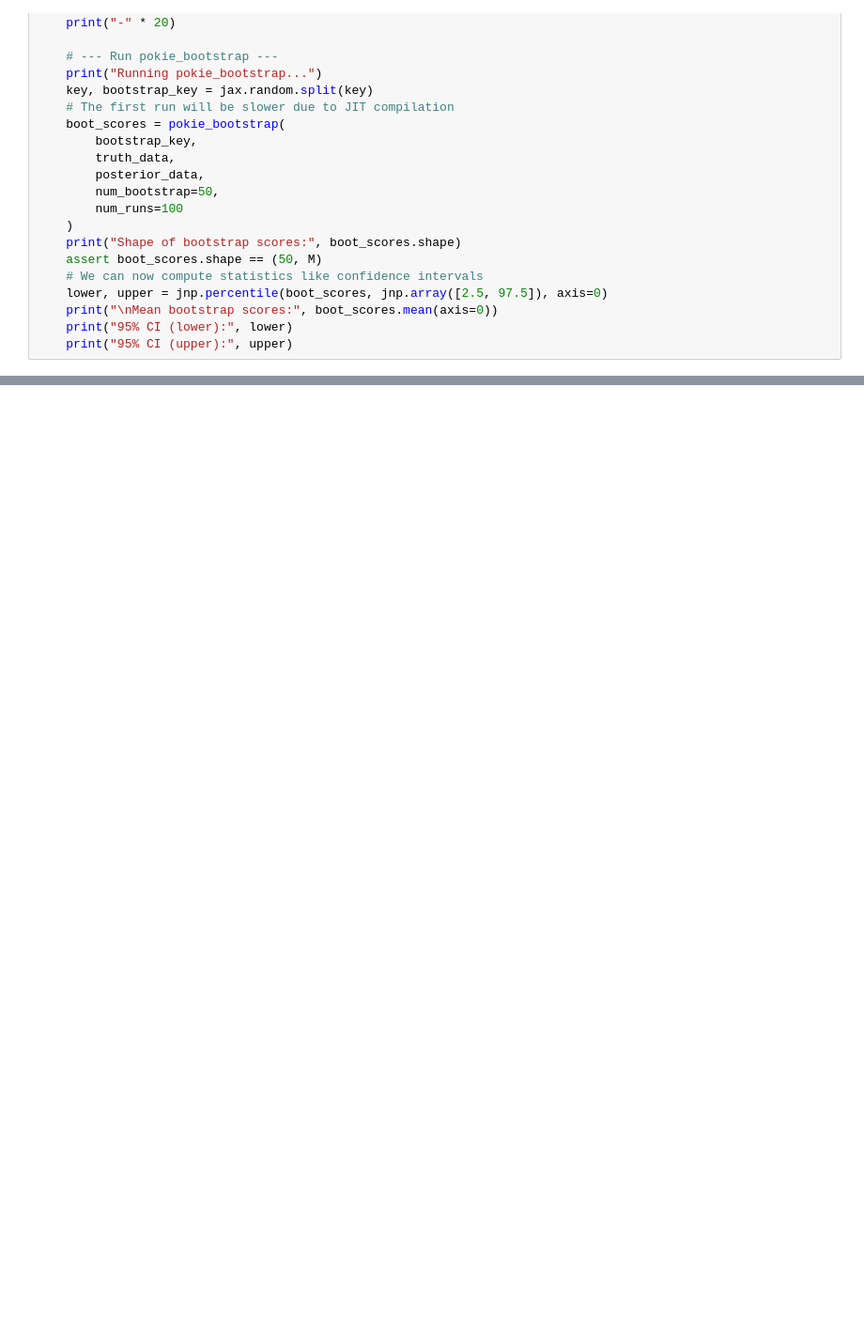
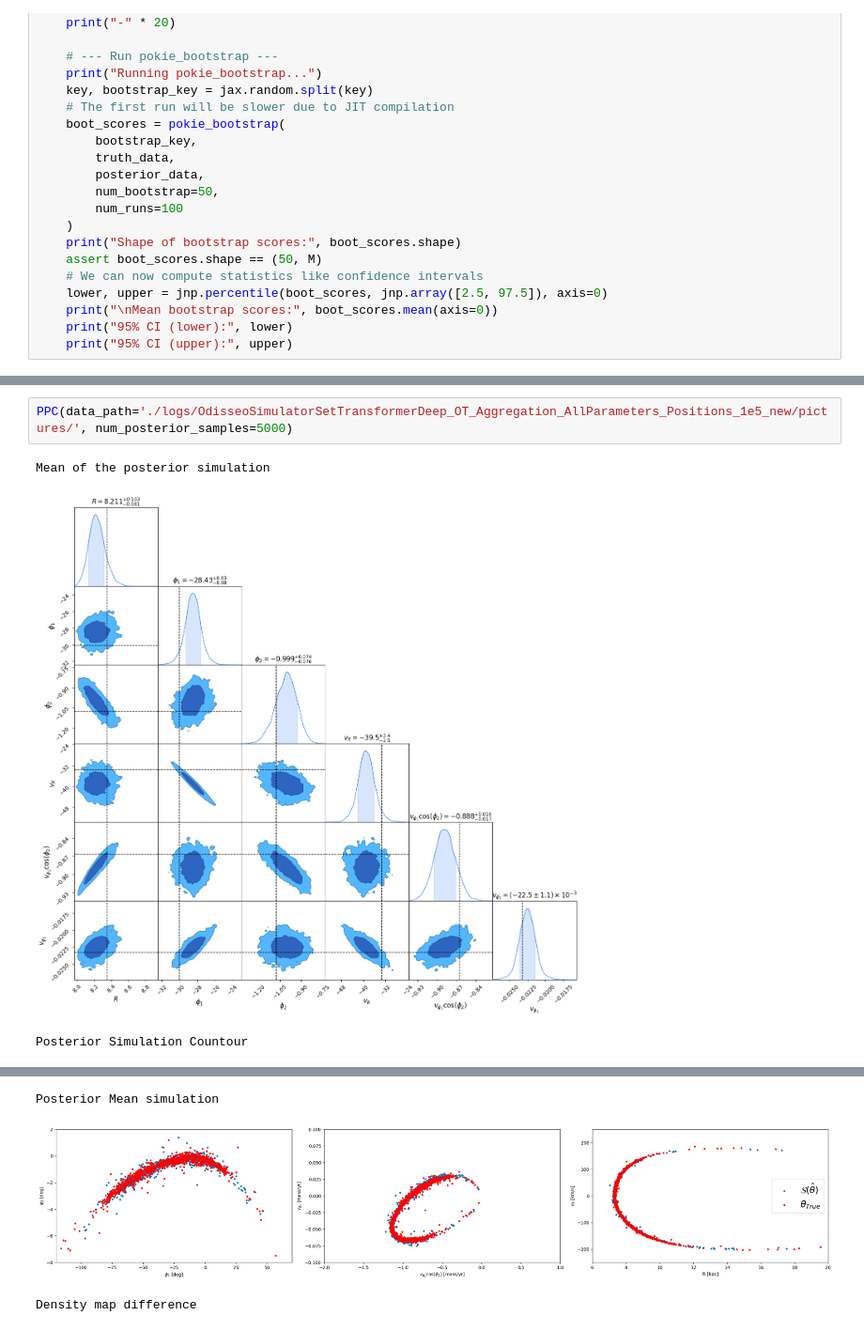
Before and after one commit to vepe99/sbi-sim, a Jupyter notebook: PPC.ipynb, the cells around one changed output, grey strips where cells are left out. Shown at 94% size. Cells and saved outputs as stored; diff of their text form; blank space fills up the shorter version.

```diff
--- a/PPC.ipynb
+++ b/PPC.ipynb
@@ -544,0 +545,6 @@ Mean bootstrap scores: [0.64961386]
+# %%
+PPC(data_path='./logs/OdisseoSimulatorSetTransformerDeep_OT_Aggregation_AllParameters_Positions_1e5_new/pictures/', num_posterior_samples=5000)
+# %% [output]
+Mean of the posterior simulation
+[figure, added]
+Posterior Simulation Countour
@@ -544,0 +569,3 @@ Mean bootstrap scores: [0.64961386]
+Posterior Mean simulation
+[figure, added]
+Density map difference
```
Also changed, not shown: parts of 3 cells of this notebook, 51 other files.
